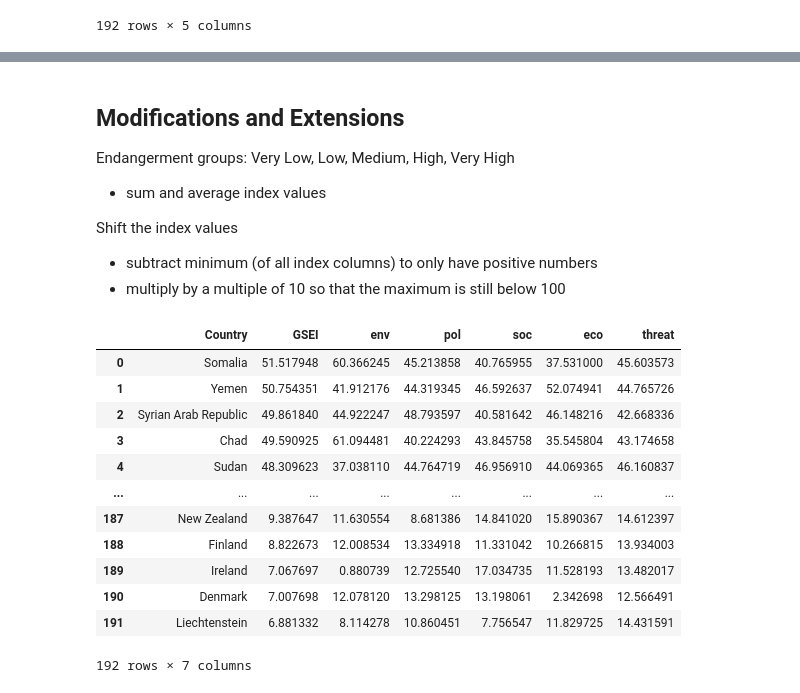
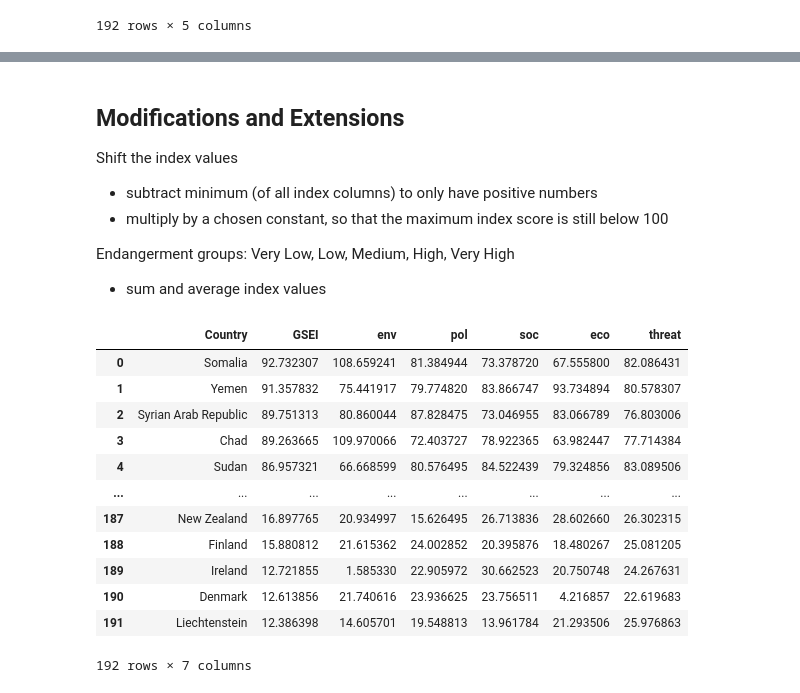
Before and after one commit to arth3mis/global-societal-endangerment-index, a Jupyter notebook: 6.1_weighting_aggregation.ipynb, the cells around one changed output, grey strips where cells are left out. Cells and saved outputs as stored; diff of their text form; code cells hidden in the pictures.

```diff
--- a/6.1_weighting_aggregation.ipynb
+++ b/6.1_weighting_aggregation.ipynb
@@ -156,9 +163,13 @@ pd.concat([countries, subn], axis=1).sort_values(by='env', ascending=False).rese
 192 rows × 6 columns
 # %%
-x0 = aggregate_index(subn, w_total['equal'], 'equal')
-x1 = aggregate_index(subn, w_total['focus1'], 'focus1')
-x2 = aggregate_index(subn, w_total['focus2'], 'focus2')
-x3 = aggregate_index(subn, w_total['focus3'], 'focus3')
+scaler = StandardScaler()
+subn = pd.DataFrame(scaler.fit_transform(sub), columns=sub.columns)
+
+x0 = aggregate_index(subn, w_total['equal'], 'equal', use_geo=False)
+x1 = aggregate_index(subn, w_total['focus1'], 'focus1', use_geo=False)
+x2 = aggregate_index(subn, w_total['focus2'], 'focus2', use_geo=False)
+# focus3 is the chosen focus
+x3 = aggregate_index(subn, w_total['focus3'], 'focus3', use_geo=False)
 
 pd.concat([countries, x0, x1, x2, x3], axis=1).sort_values(by='focus3', ascending=False).reset_index(drop=True)
 # %% [output]
@@ -176,11 +187,12 @@ pd.concat([countries, x0, x1, x2, x3], axis=1).sort_values(by='focus3', ascendin
 | 191 | Liechtenstein | -1.540148 | -1.569946 | -1.492609 | -1.519425 |
 192 rows × 5 columns
 # %%
-final_index = pd.concat([x3, subn], axis=1)
-final_index.columns = ['GSEI'] + list(sub.columns)
+final_index_arith = pd.concat([x3, subn], axis=1)
+final_index_arith.columns = ['GSEI'] + list(sub.columns)
 
+# standardize index values
 scaler = StandardScaler()
-final_index['GSEI'] = scaler.fit_transform(final_index[['GSEI']])
+final_index_arith['GSEI'] = scaler.fit_transform(final_index_arith[['GSEI']])
 
-final_index
+pd.concat([countries, final_index_arith], axis=1).sort_values(by='GSEI', ascending=False).reset_index(drop=True)
 # %% [output]
@@ -199,0 +256,5 @@ final_index
+# %%
+pd.set_option('display.float_format', '{:.4f}'.format)
+print(final_index_arith.describe())
+print(final_index_geo.describe())
+pd.reset_option('display.float_format')
@@ -200,29 +280,31 @@ final_index
+# %%
+final_index = final_index_arith.copy()
 # %% [markdown]
 ## Modifications and Extensions
 
+Shift the index values
+- subtract minimum (of all index columns) to only have positive numbers
+- multiply by a chosen constant, so that the maximum index score is still below 100
+
 Endangerment groups: Very Low, Low, Medium, High, Very High
 - sum and average index values
-
-Shift the index values
-- subtract minimum (of all index columns) to only have positive numbers
-- multiply by a multiple of 10 so that the maximum is still below 100
 # %%
 all_min = np.floor(final_index.min().min() * 10) / 10.0
 
-shifted_index = (final_index - all_min) * 10
+shifted_index = (final_index - all_min) * 18
 
 pd.concat([countries, shifted_index], axis=1).sort_values(by='GSEI', ascending=False).reset_index(drop=True)
 # %% [output]
 |  | Country | GSEI | env | pol | soc | eco | threat |
-| 0 | Somalia | 51.517948 | 60.366245 | 45.213858 | 40.765955 | 37.531000 | 45.603573 |
-| 1 | Yemen | 50.754351 | 41.912176 | 44.319345 | 46.592637 | 52.074941 | 44.765726 |
-| 2 | Syrian Arab Republic | 49.861840 | 44.922247 | 48.793597 | 40.581642 | 46.148216 | 42.668336 |
-| 3 | Chad | 49.590925 | 61.094481 | 40.224293 | 43.845758 | 35.545804 | 43.174658 |
-| 4 | Sudan | 48.309623 | 37.038110 | 44.764719 | 46.956910 | 44.069365 | 46.160837 |
+| 0 | Somalia | 92.732307 | 108.659241 | 81.384944 | 73.378720 | 67.555800 | 82.086431 |
+| 1 | Yemen | 91.357832 | 75.441917 | 79.774820 | 83.866747 | 93.734894 | 80.578307 |
+| 2 | Syrian Arab Republic | 89.751313 | 80.860044 | 87.828475 | 73.046955 | 83.066789 | 76.803006 |
+| 3 | Chad | 89.263665 | 109.970066 | 72.403727 | 78.922365 | 63.982447 | 77.714384 |
+| 4 | Sudan | 86.957321 | 66.668599 | 80.576495 | 84.522439 | 79.324856 | 83.089506 |
 | ... | ... | ... | ... | ... | ... | ... | ... |
-| 187 | New Zealand | 9.387647 | 11.630554 | 8.681386 | 14.841020 | 15.890367 | 14.612397 |
-| 188 | Finland | 8.822673 | 12.008534 | 13.334918 | 11.331042 | 10.266815 | 13.934003 |
-| 189 | Ireland | 7.067697 | 0.880739 | 12.725540 | 17.034735 | 11.528193 | 13.482017 |
-| 190 | Denmark | 7.007698 | 12.078120 | 13.298125 | 13.198061 | 2.342698 | 12.566491 |
-| 191 | Liechtenstein | 6.881332 | 8.114278 | 10.860451 | 7.756547 | 11.829725 | 14.431591 |
+| 187 | New Zealand | 16.897765 | 20.934997 | 15.626495 | 26.713836 | 28.602660 | 26.302315 |
+| 188 | Finland | 15.880812 | 21.615362 | 24.002852 | 20.395876 | 18.480267 | 25.081205 |
+| 189 | Ireland | 12.721855 | 1.585330 | 22.905972 | 30.662523 | 20.750748 | 24.267631 |
+| 190 | Denmark | 12.613856 | 21.740616 | 23.936625 | 23.756511 | 4.216857 | 22.619683 |
+| 191 | Liechtenstein | 12.386398 | 14.605701 | 19.548813 | 13.961784 | 21.293506 | 25.976863 |
 192 rows × 7 columns
```
Also changed, not shown: parts of 16 cells of this notebook, 1 other file.
